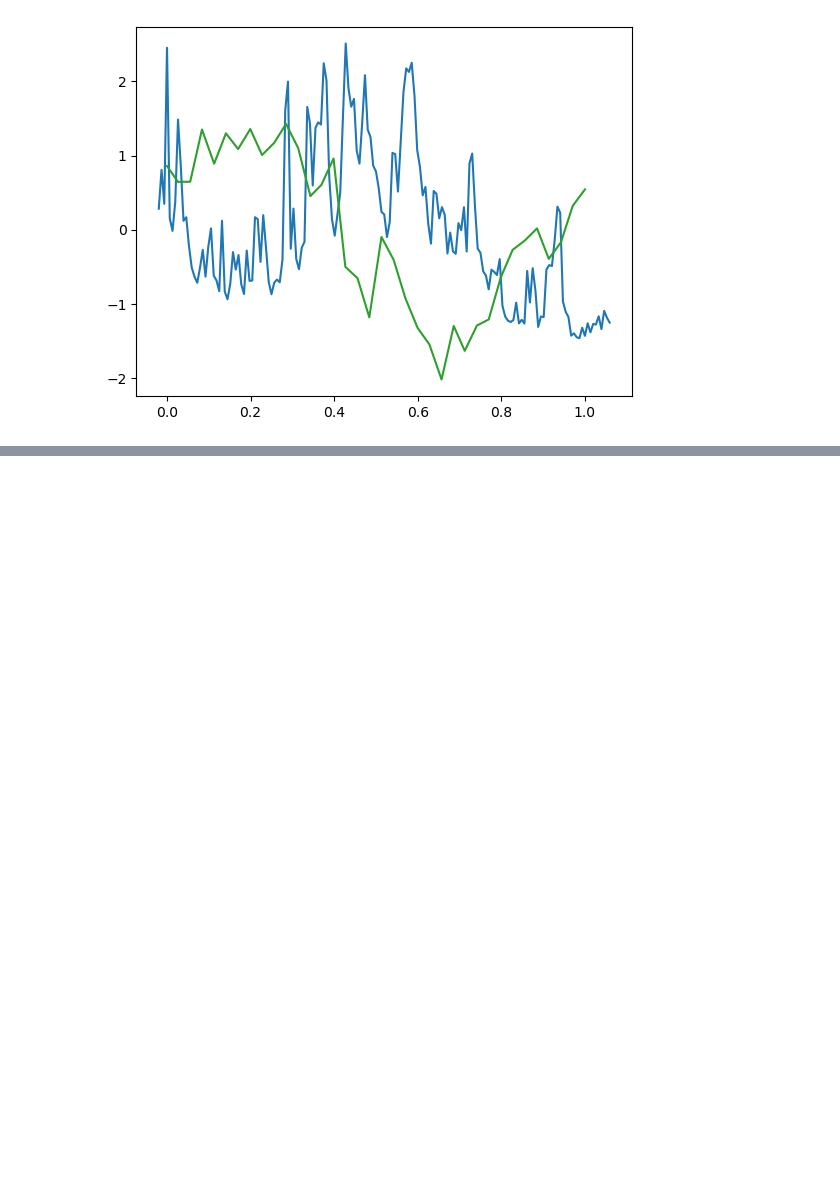
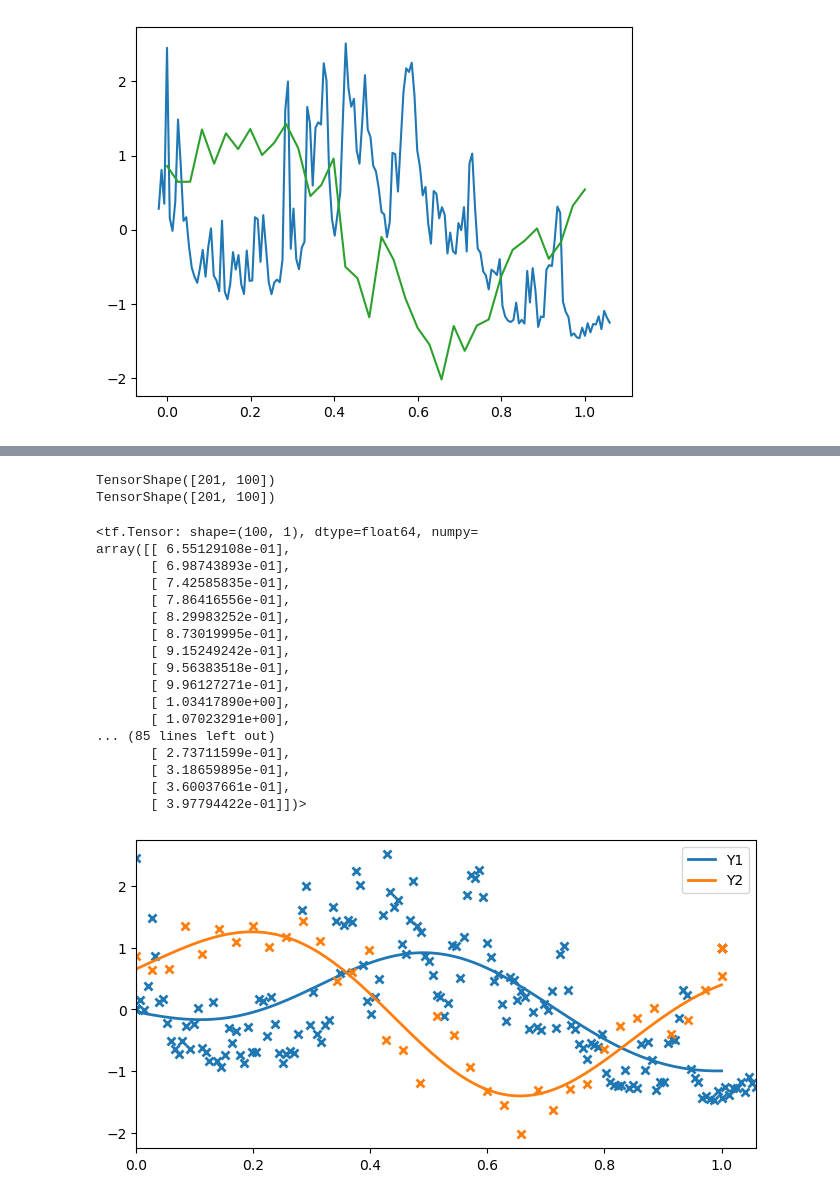
Before and after one commit to JVerbeek/at-gpflow, a Jupyter notebook: experiments/volatility/volatility.ipynb, the cells around one changed output, grey strips where cells are left out. Cells and saved outputs as stored; diff of their text form; code cells hidden in the pictures; blank space fills up the shorter version.

```diff
--- a/experiments/volatility/volatility.ipynb
+++ b/experiments/volatility/volatility.ipynb
@@ -123,0 +196,23 @@ plt.plot(Bx, By)
+# %%
+plot(m)
+# %% [output]
+TensorShape([201, 100])
+TensorShape([201, 100])
+<tf.Tensor: shape=(100, 1), dtype=float64, numpy=
+array([[ 6.55129108e-01],
+       [ 6.98743893e-01],
+       [ 7.42585835e-01],
+       [ 7.86416556e-01],
+       [ 8.29983252e-01],
+       [ 8.73019995e-01],
+       [ 9.15249242e-01],
+       [ 9.56383518e-01],
+       [ 9.96127271e-01],
+       [ 1.03417890e+00],
+       [ 1.07023291e+00],
+... (85 lines left out)
+       [ 2.73711599e-01],
+       [ 3.18659895e-01],
+       [ 3.60037661e-01],
+       [ 3.97794422e-01]])>
+[figure, added]
```
Also changed, not shown: parts of 11 cells of this notebook, 3 other files.
